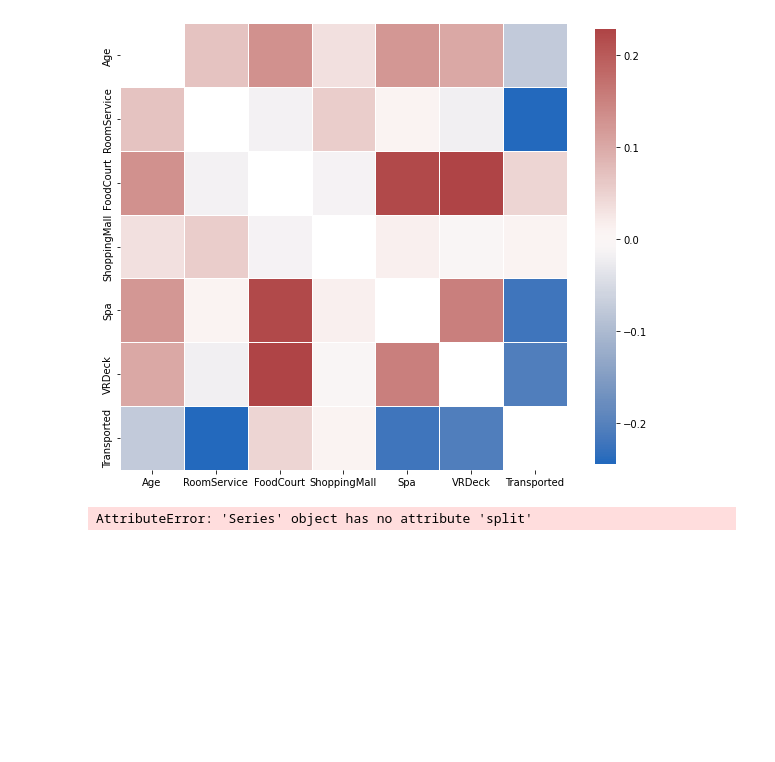
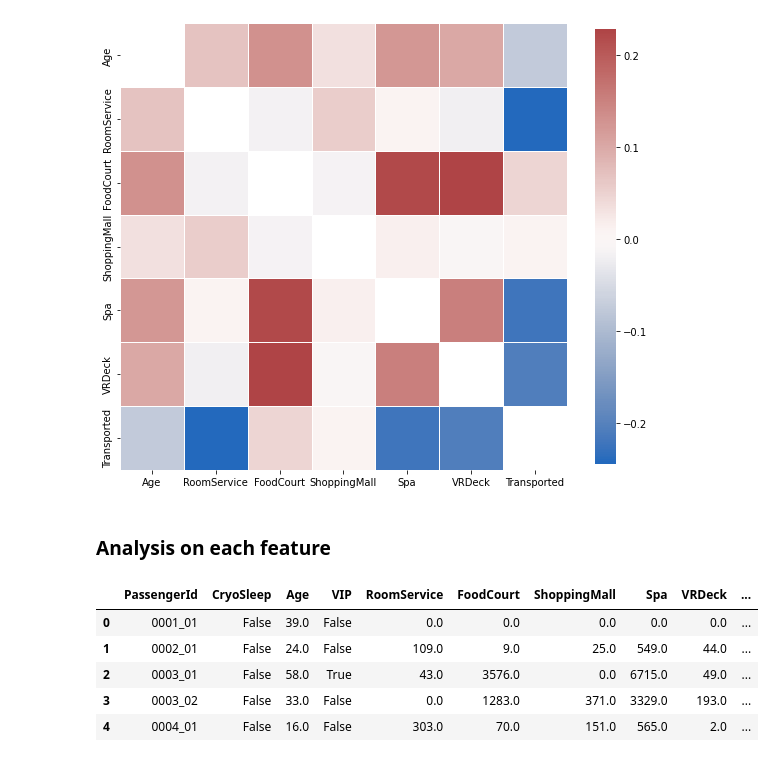
Before and after one commit to santochaoya/SpaceshipTitanic, a Jupyter notebook: code/research.ipynb, the cells around one changed output. Drawn from its saved outputs; the diff is of its cells as text; code cells hidden in the pictures; blank space fills up the shorter version.

Commit message:
analysis

```diff
--- a/code/research.ipynb
+++ b/code/research.ipynb
@@ -68,7 +68,41 @@ sn.heatmap(df_corr, mask=np.eye(len(df_corr)), square=True, center=0, annot=labe
 # %% [output]
 <AxesSubplot:>
 [figure]
-# %%
-df['PassengerId'].split('_')
-# %% [output]
-AttributeError: 'Series' object has no attribute 'split'
+# %% [markdown]
+### Analysis on each feature
+# %%
+pd.set_option('display.max_columns', 500)
+# %%
+ana_df = df.copy()
+
+# Split features
+ana_df[['group_id', 'number_id']] = ana_df['PassengerId'].str.split('_', expand=True)
+ana_df[['first_name', 'last_name']] = ana_df['Name'].str.split(' ', expand=True)
+ana_df[['cabin_deck', 'cabin_num', 'cabin_side']] = ana_df['Cabin'].str.split('/', expand=True)
+
+# One-Hot Encode feature: HomePlanet and Destination
+ana_df = pd.get_dummies(ana_df, columns=['HomePlanet', 'Destination', 'cabin_deck', 'cabin_side'])
+
+# Ordinal Encode the last name within the same group_id
+def encode_name(data):
+    all_names = list(data['last_name'].unique())
+    return data['last_name'].apply(lambda x: all_names.index(x))
+
+ana_df['last_name_id'] = ana_df.groupby('group_id').apply(encode_name).values
+
+# Remove redundent columns
+ana_df = ana_df.drop(['Cabin', 'Name', 'first_name', 'last_name'], axis=1)
+
+# Convert type of features
+ana_df[['CryoSleep', 'VIP', 'Transported', 'group_id', 'number_id', 'cabin_num']] = ana_df[['CryoSleep', 'VIP', 'Transported', 'group_id', 'number_id', 'cabin_num']].astype('float')
+
+# Binning Age
+
+ana_df.head()
+# %% [output]
+|  | PassengerId | CryoSleep | Age | VIP | RoomService | FoodCourt | ShoppingMall | Spa | VRDeck | ... |
+| 0 | 0001_01 | False | 39.0 | False | 0.0 | 0.0 | 0.0 | 0.0 | 0.0 | ... |
+| 1 | 0002_01 | False | 24.0 | False | 109.0 | 9.0 | 25.0 | 549.0 | 44.0 | ... |
+| 2 | 0003_01 | False | 58.0 | True | 43.0 | 3576.0 | 0.0 | 6715.0 | 49.0 | ... |
+| 3 | 0003_02 | False | 33.0 | False | 0.0 | 1283.0 | 371.0 | 3329.0 | 193.0 | ... |
+| 4 | 0004_01 | False | 16.0 | False | 303.0 | 70.0 | 151.0 | 565.0 | 2.0 | ... |
```
Also changed, not shown: parts of 3 cells of this notebook, 1 other file.
